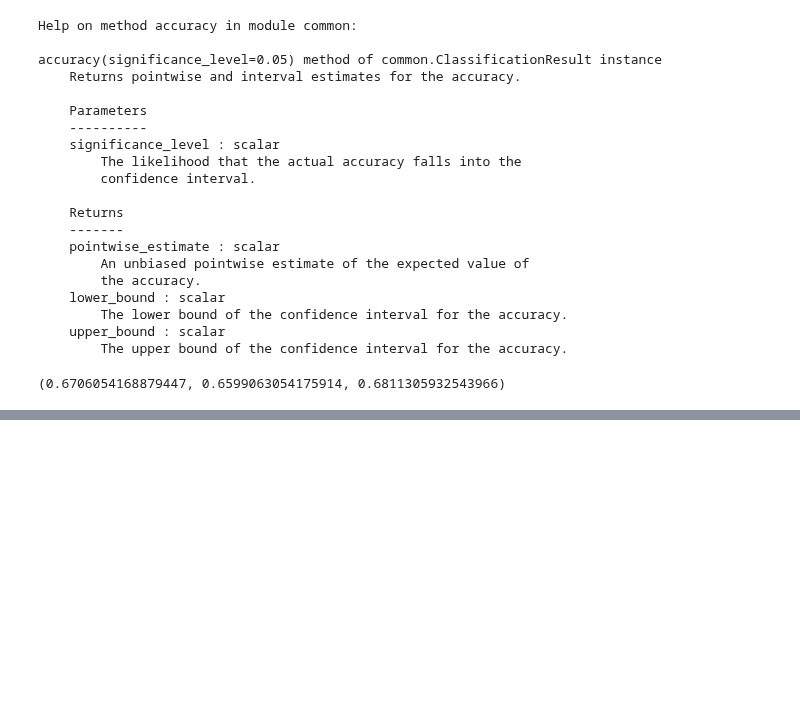
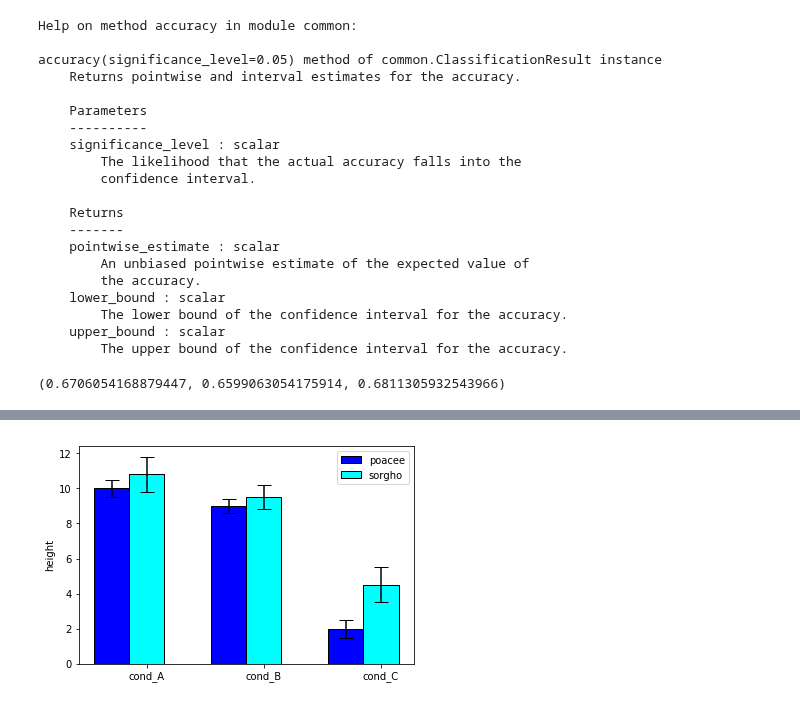
Before and after one commit to MIR-MU/regularized-embeddings, a Jupyter notebook: classification.ipynb, the cells around one changed output, grey strips where cells are left out. Drawn from its saved outputs; the diff is of its cells as text; code cells hidden in the pictures; blank space fills up the shorter version.

```diff
--- a/classification.ipynb
+++ b/classification.ipynb
@@ -266,0 +336,45 @@ fig.set_size_inches(10, 5)
+# %%
+# libraries
+x = [friendly_names[k] for k in results[dataset]]
+y = [v.accuracy()[0] for v in results[dataset].values()]
+yerr1 = [v.accuracy()[1] for v in results[dataset].values()]
+yerr2 = [v.accuracy()[2] for v in results[dataset].values()]
+
+# width of the bars
+barWidth = 0.3
+
+
+for m_i, method in enumerate(results['newsgroups'].keys()):
+    y = [results[dataset][m_i][method] for dataset in results.keys()]
+
+# Choose the height of the blue bars
+bars1 = [10, 9, 2]
+
+# Choose the height of the cyan bars
+bars2 = [10.8, 9.5, 4.5]
+
+# Choose the height of the error bars (bars1)
+yer1 = [0.5, 0.4, 0.5]
+
+# Choose the height of the error bars (bars2)
+yer2 = [1, 0.7, 1]
+
+# The x position of bars
+r1 = np.arange(len(bars1))
+r2 = [x + barWidth for x in r1]
+
+# Create blue bars
+plt.bar(r1, bars1, width = barWidth, color = 'blue', edgecolor = 'black', yerr=yer1, capsize=7, label='poacee')
+
+# Create cyan bars
+plt.bar(r2, bars2, width = barWidth, color = 'cyan', edgecolor = 'black', yerr=yer2, capsize=7, label='sorgho')
+
+# general layout
+plt.xticks([r + barWidth for r in range(len(bars1))], ['cond_A', 'cond_B', 'cond_C'])
+plt.ylabel('height')
+plt.legend()
+
+# Show graphic
+plt.show()
+# %% [output]
+[figure, added]
```
Also changed, not shown: parts of 5 cells of this notebook.
